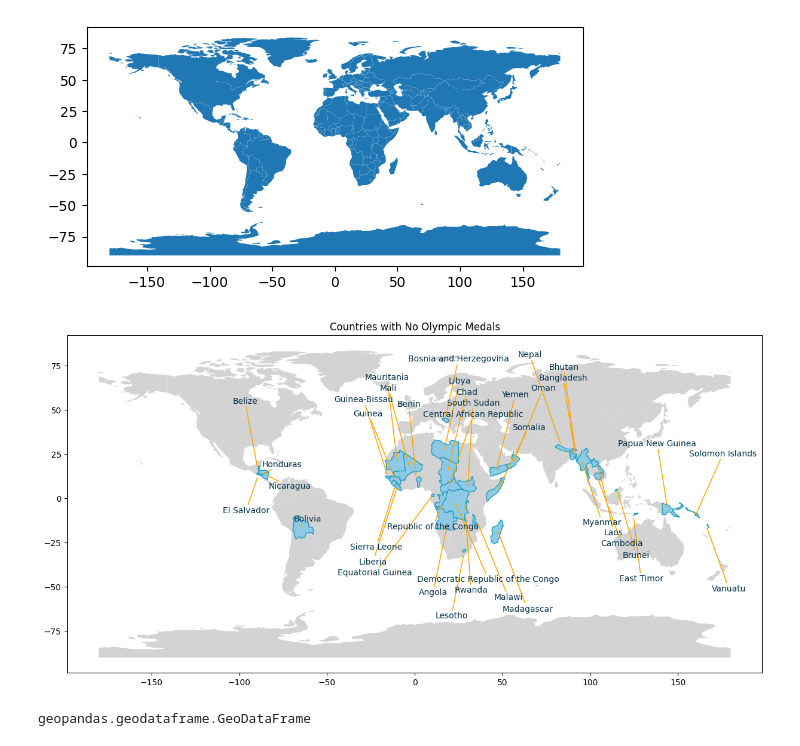
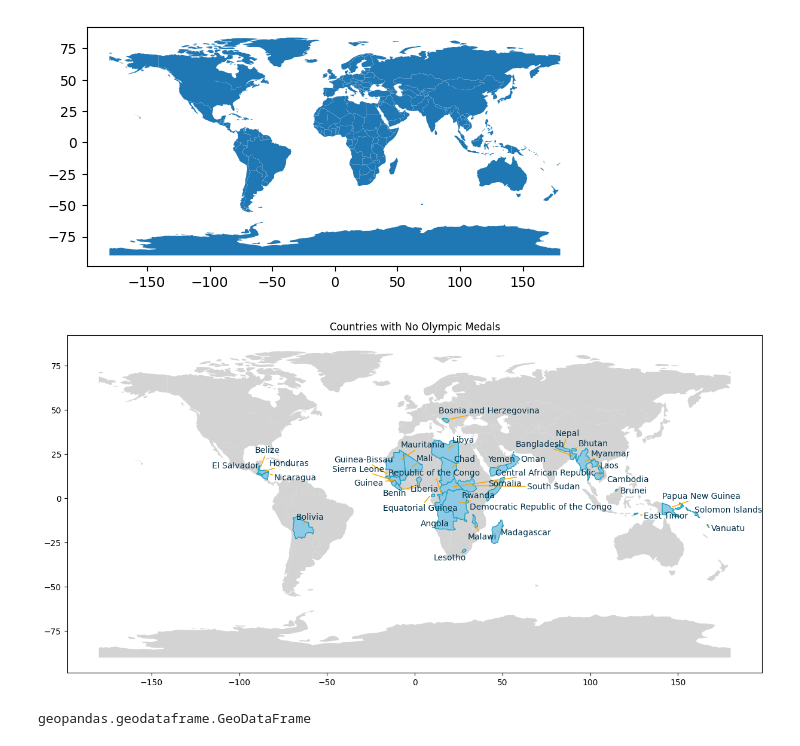
Before and after one commit to cedarmora/no-olympic-medals, a Jupyter notebook: no-olympic-medals.ipynb, the cells around one changed output. Drawn from its saved outputs; the diff is of its cells as text; code cells hidden in the pictures.

```diff
--- a/no-olympic-medals.ipynb
+++ b/no-olympic-medals.ipynb
@@ -102,35 +102,35 @@ def annotate_with_simple_offset(row, ax):
     # Get the centroid coordinates
     centroid = row.geometry.centroid.coords[0]
 
     # Define a small random offset for x and y positions
     offset_x = np.random.uniform(-1.5, 1.5)
     offset_y = np.random.uniform(-1.5, 1.5)
 
     # Calculate the new label position
     label_position = (centroid[0] + offset_x, centroid[1] + offset_y)
 
     # Create text annotation (add it to list for adjustment)
     txt = ax.annotate(text=row['ADMIN'], xy=label_position, ha='center', color="#023047")
     texts.append(txt)
 
 # Apply the function to each row
 no_medals_df.apply(lambda x: annotate_with_simple_offset(x, ax), axis=1)
 
 # Automatically adjust the text positions to avoid overlap
-adjust_text(texts, arrowprops=dict(arrowstyle="->", color='#fba500', lw=1.1), force_explode=(2,7.35))
+adjust_text(texts, arrowprops=dict(arrowstyle="->", color='#fba500', lw=1.1), force_explode=(3.3, 3.2))
 
 
 
 
 
 
 
 
 
 plt.title('Countries with No Olympic Medals')
 plt.show()
 # %% [output]
-[figure, old version]
+[figure, new version]
 # %%
 type(no_medals_df)
 # %% [output]
```
